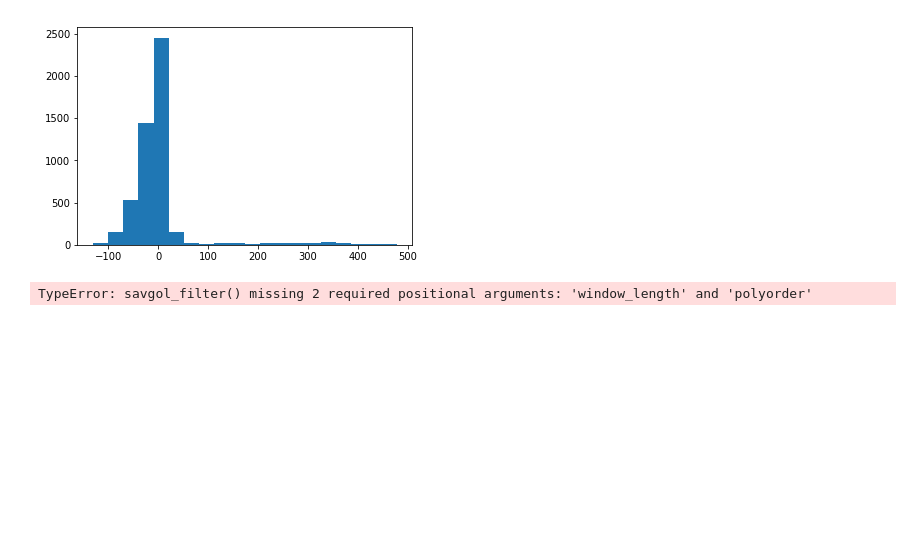
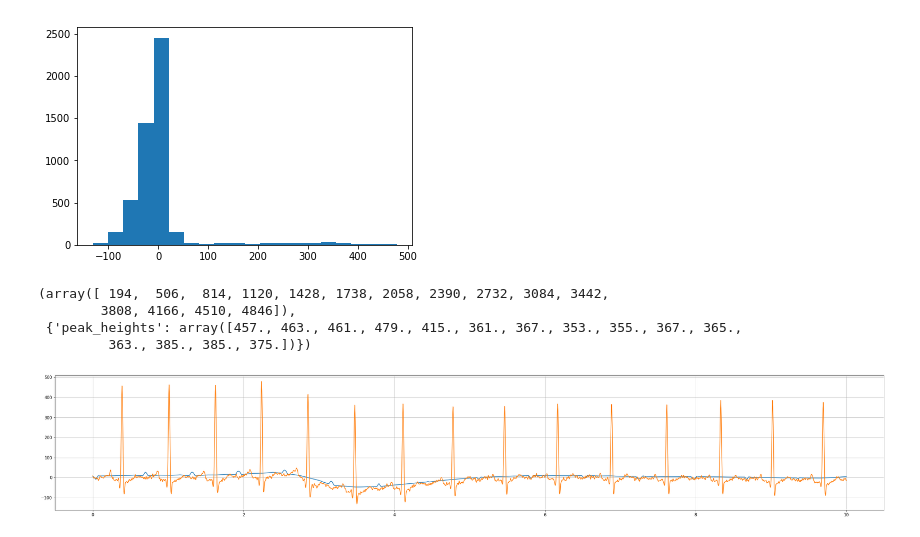
Before and after one commit to Hellinger/ECG-Manlio, a Jupyter notebook: ECG.ipynb, the cells around one changed output. Drawn from its saved outputs; the diff is of its cells as text; code cells hidden in the pictures; blank space fills up the shorter version.

Commit message:
SG filter

```diff
--- a/ECG.ipynb
+++ b/ECG.ipynb
@@ -60,6 +61,18 @@ plt.hist(ecg_signals[0,0,:], bins=20)
  <a list of 20 Patch objects>)
 [figure]
 # %%
-scipy.signal.savgol_filter(ecg_signals[0,0,:], )
+scipy.signal.find_peaks(ecg_signals[0,0,:], height=100)
 # %% [output]
-TypeError: savgol_filter() missing 2 required positional arguments: 'window_length' and 'polyorder'
+(array([ 194,  506,  814, 1120, 1428, 1738, 2058, 2390, 2732, 3084, 3442,
+        3808, 4166, 4510, 4846]),
+ {'peak_heights': array([457., 463., 461., 479., 415., 361., 367., 353., 355., 367., 365.,
+         363., 385., 385., 375.])})
+# %%
+sg = scipy.signal.savgol_filter(ecg_signals[0,0,:], 333, 1, mode='wrap')
+plt.figure(figsize=[36,6])
+plt.plot(t, sg)
+plt.plot(t, ecg_signals[0,0,:])
+#plt.plot(t, ecg_signals[0,0,:] - sg)
+plt.grid()
+# %% [output]
+[figure, added]
```
Also changed, not shown: parts of 6 cells of this notebook.
